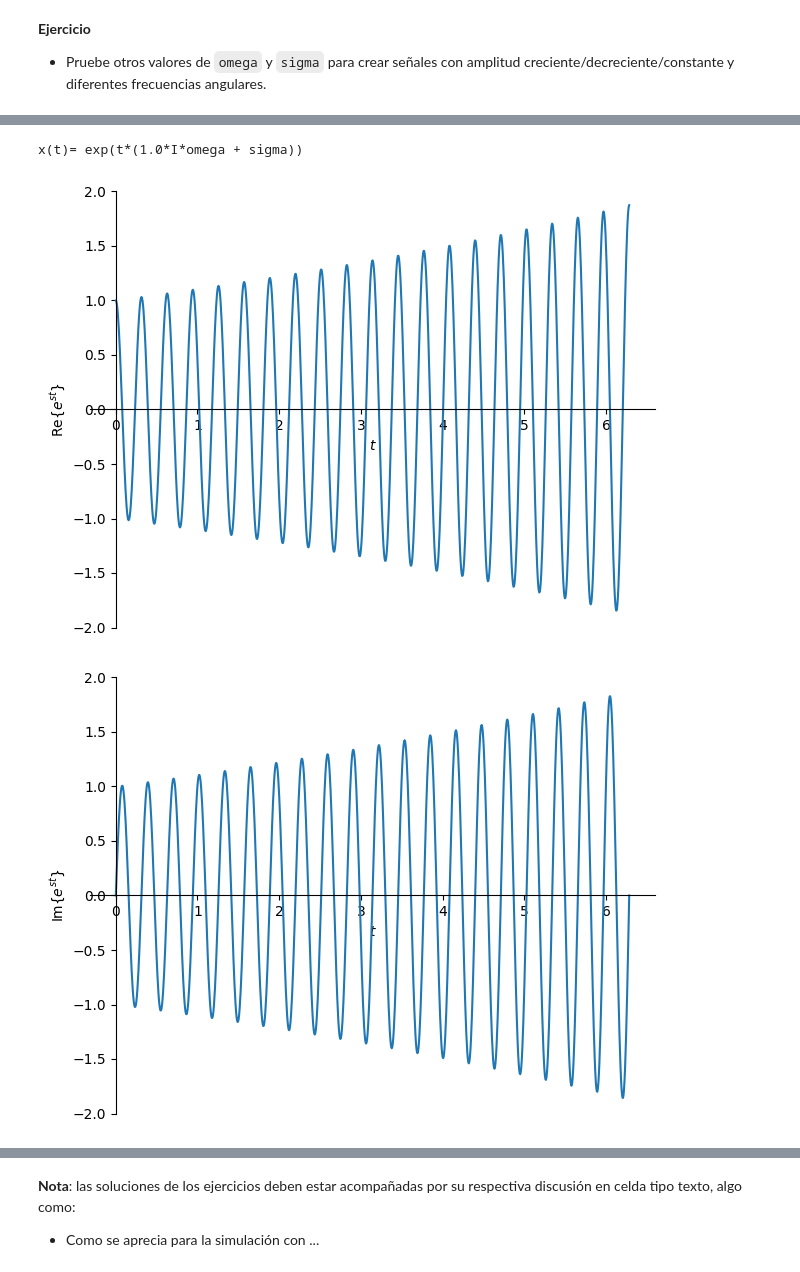
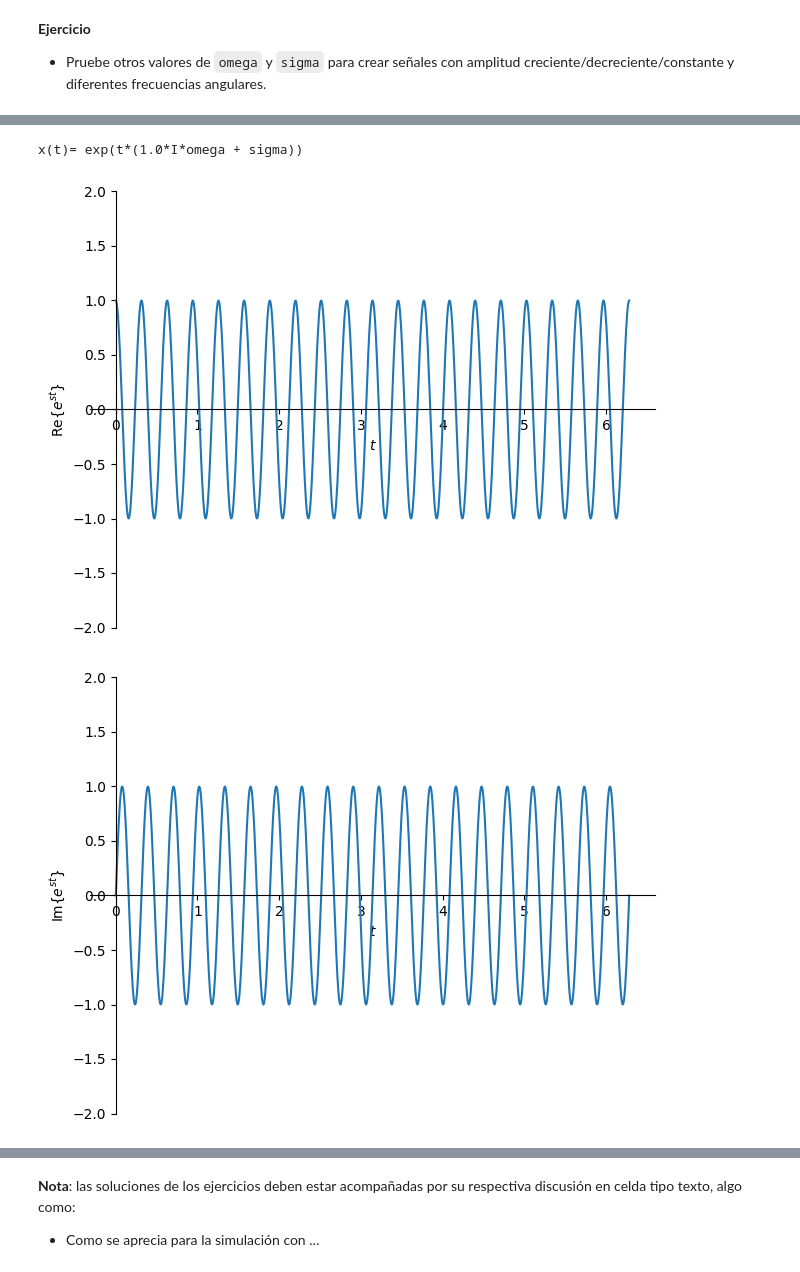
Before and after one commit to Jleytong/Se-alesySistemas, a Jupyter notebook: Cuaderno2.ipynb, the cells around one changed output, grey strips where cells are left out. Drawn from its saved outputs; the diff is of its cells as text; code cells hidden in the pictures.

```diff
--- a/Cuaderno2.ipynb
+++ b/Cuaderno2.ipynb
@@ -84,13 +86,15 @@ x(t)= exp(t*(1.0*I*omega + sigma))
 # %%
 #ejemplo constante sigma = 0
-y = x.subs({omega: 20, sigma : 0.1})
+y = x.subs({omega: 20, sigma : 0})
 print(r'x(t)=',x)
 
 sym.plot(sym.re(y), (t, 0, 2*sym.pi), ylabel=r'Re{$e^{st}$}',ylim=[-2,2]) #r' indica al interprete una variable tipo string
 sym.plot(sym.im(y), (t, 0, 2*sym.pi), ylabel=r'Im{$e^{st}$}',ylim=[-2,2]);
+
+# Cuando es constante a cero, la función es constante.
 # %% [output]
 x(t)= exp(t*(1.0*I*omega + sigma))
-[figure, old version]
+[figure, new version]
-[figure, old version]
+[figure, new version]
 # %%
 #ejemplo decreciente sigma < 0
```
Also changed, not shown: parts of 3 cells of this notebook.
